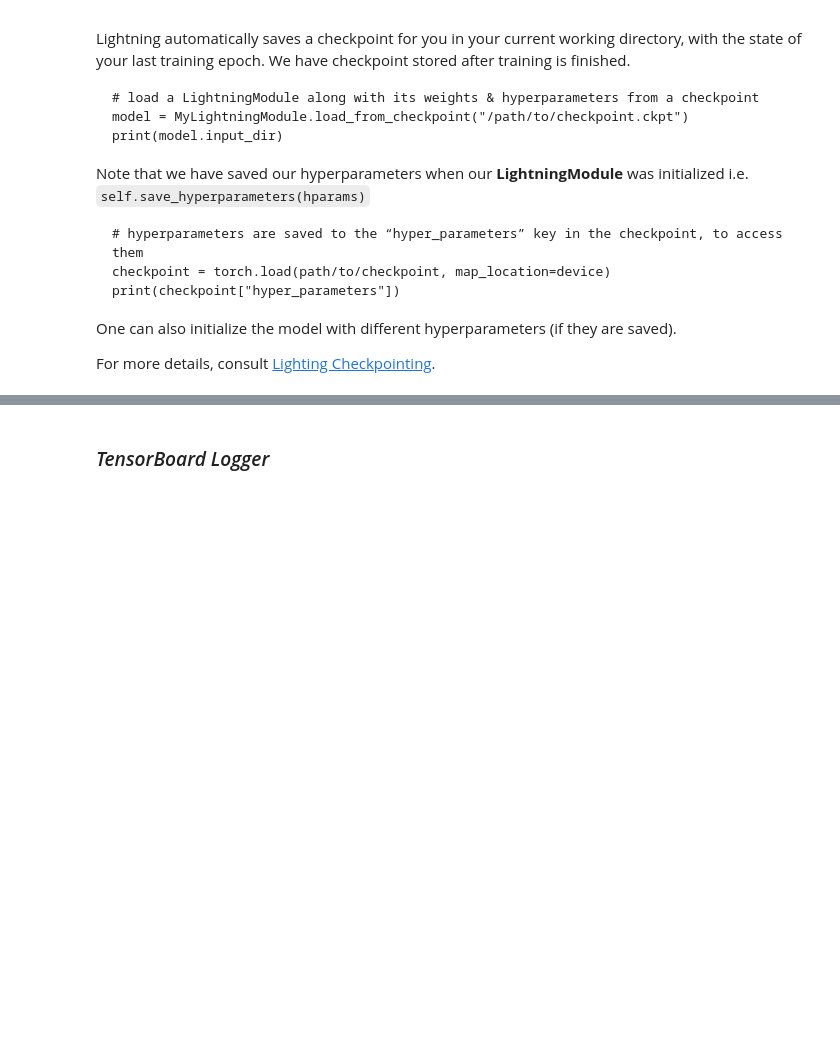
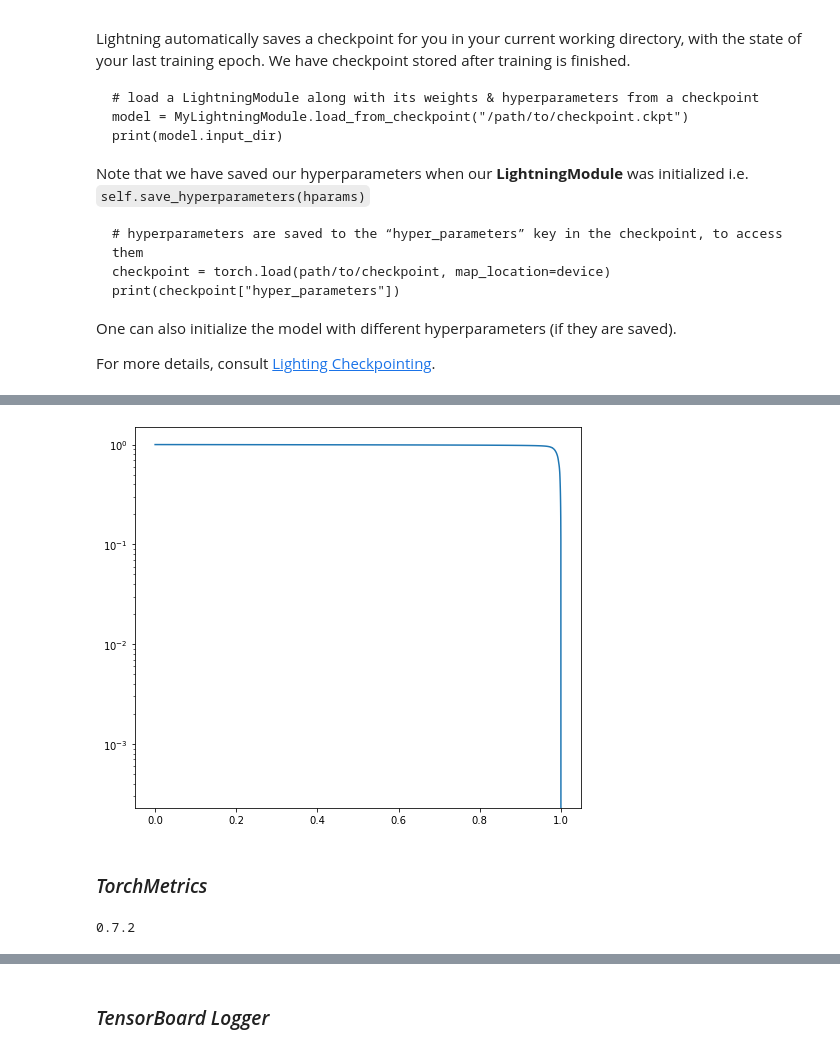
Before and after one commit to ai4fair/stttrkx, a Jupyter notebook: stt6_dnn_infer.ipynb, the cells around one changed output, grey strips where cells are left out. Saved outputs shown, nothing was run; the diff lists cells and outputs as text; code cells hidden in the pictures; blank space fills up the shorter version.

```diff
--- a/stt6_dnn_infer.ipynb
+++ b/stt6_dnn_infer.ipynb
@@ -207,0 +265,19 @@ class SttDataModule(pl.LightningDataModule):
+# %%
+sig = metrics.roc_tpr
+# %%
+fpr = metrics.roc_fpr
+# %%
+bkg_rejection = 1-fpr   # we defined it as purity
+# %%
+fig, ax = plt.subplots(nrows=1, ncols=1, figsize=(8,7))
+ax.plot(sig, bkg_rejection)
+ax.set_yscale('log')
+# %% [output]
+[figure, added]
+# %% [markdown]
+### _TorchMetrics_
+# %%
+import torchmetrics
+print(torchmetrics.__version__)
+# %% [output]
+0.7.2
```
Also changed, not shown: parts of 67 cells of this notebook, 3 other files.
